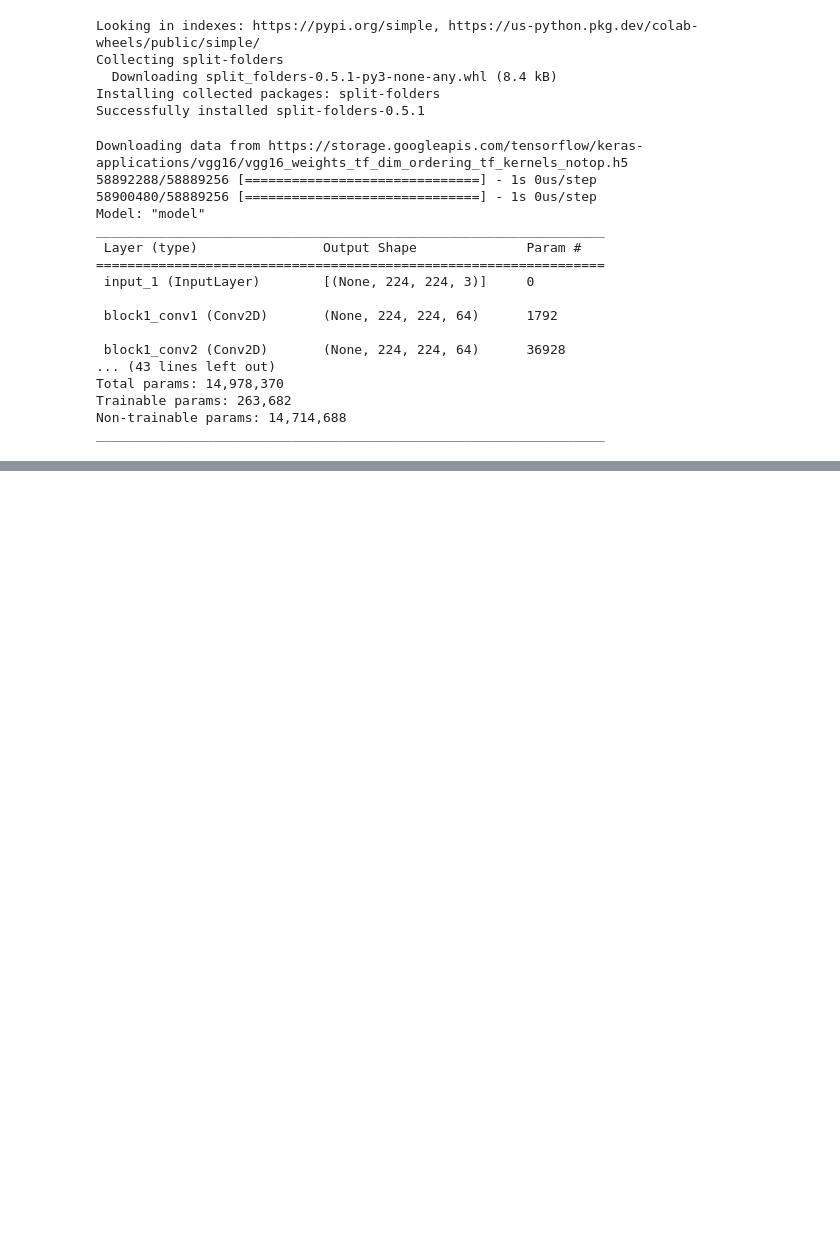
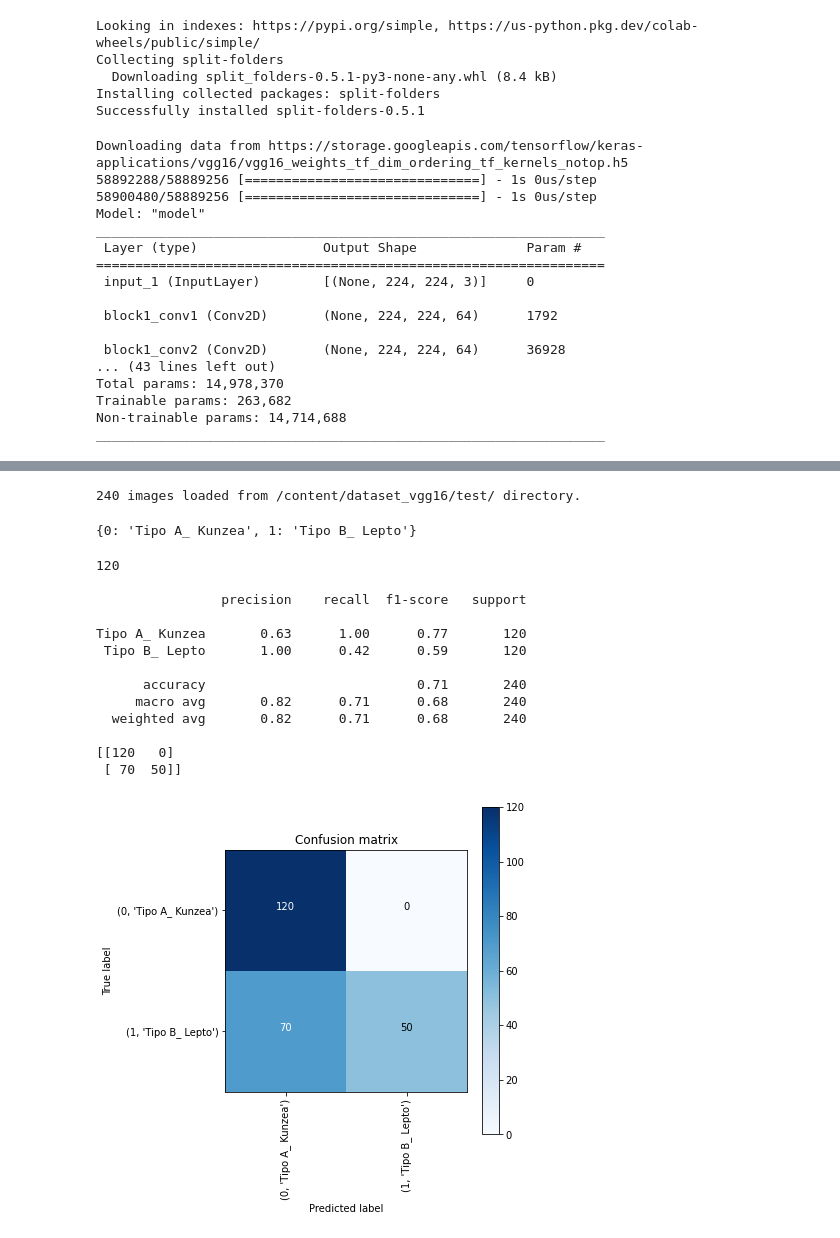
Before and after one commit to DayrisRM/Mineria_PR2, a Jupyter notebook: Mineria_PR2.ipynb, the cells around one changed output, grey strips where cells are left out. Cells and saved outputs as stored; diff of their text form; code cells hidden in the pictures; blank space fills up the shorter version.

Commit message:
Add metrics VGG16

```diff
--- a/Mineria_PR2.ipynb
+++ b/Mineria_PR2.ipynb
@@ -362,0 +365,31 @@ ValueError: ignored
+# %%
+from tqdm import tqdm
+VGG16_test_path = '/content/dataset_vgg16/test/'
+
+def load_data(dir_path):
+    """
+    Load resized images as np.arrays to workspace
+    """
+    X = []
+    y = []
+    i = 0
+    labels = dict()
+    for path in tqdm(sorted(os.listdir(dir_path))):
+        if not path.startswith('.'):
+            labels[i] = path
+            for file in os.listdir(dir_path + path):
+                if not file.startswith('.'):
+                    img = cv2.imread(dir_path + path + '/' + file)
+                    X.append(img)
+                    y.append(i)
+            i += 1
+    X = np.array(X)
+    y = np.array(y)
+    print(f'{len(X)} images loaded from {dir_path} directory.')
+    return X, y, labels
+
+X_test_VGG16, y_test_VGG16, labels_VGG16 = load_data(VGG16_test_path)
+labels
+# %% [output]
+240 images loaded from /content/dataset_vgg16/test/ directory.
+{0: 'Tipo A_ Kunzea', 1: 'Tipo B_ Lepto'}
@@ -362,0 +427,32 @@ ValueError: ignored
+# %%
+#CONFUSION MATRIX VGG16
+from sklearn.metrics import accuracy_score, confusion_matrix
+from sklearn.metrics import classification_report
+
+classes = ['Tipo A_ Kunzea', 'Tipo B_ Lepto']
+
+def validateResults(model):
+  predictions = model.predict(X_test_VGG16, batch_size=32)
+  y_pred_VGG16 = np.argmax(predictions, axis=1)
+  y_true_VGG16 = np.argmax(y_test, axis=0)
+  print("\n"+ classification_report(y_test_VGG16, y_pred_VGG16, target_names=classes))
+  print(confusion_matrix(y_test, y_pred_VGG16))
+  confusion_mtx = confusion_matrix(y_test, y_pred_VGG16)
+  cm = plot_confusion_matrix(confusion_mtx, classes = list(labels_VGG16.items()), normalize=False)
+
+validateResults(modelVGG16)
+# %% [output]
+120
+
+                precision    recall  f1-score   support
+
+Tipo A_ Kunzea       0.63      1.00      0.77       120
+ Tipo B_ Lepto       1.00      0.42      0.59       120
+
+      accuracy                           0.71       240
+     macro avg       0.82      0.71      0.68       240
+  weighted avg       0.82      0.71      0.68       240
+
+[[120   0]
+ [ 70  50]]
+[figure, added]
```
Also changed, not shown: parts of 12 cells of this notebook.
